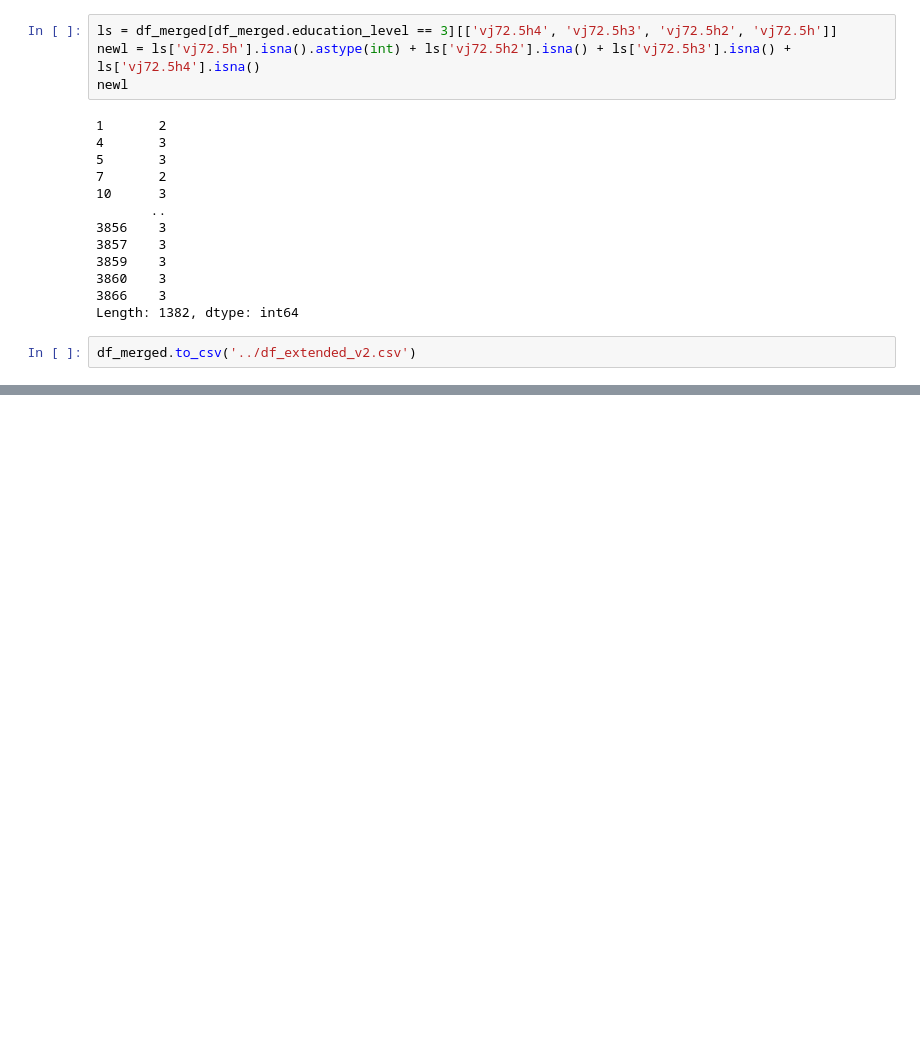
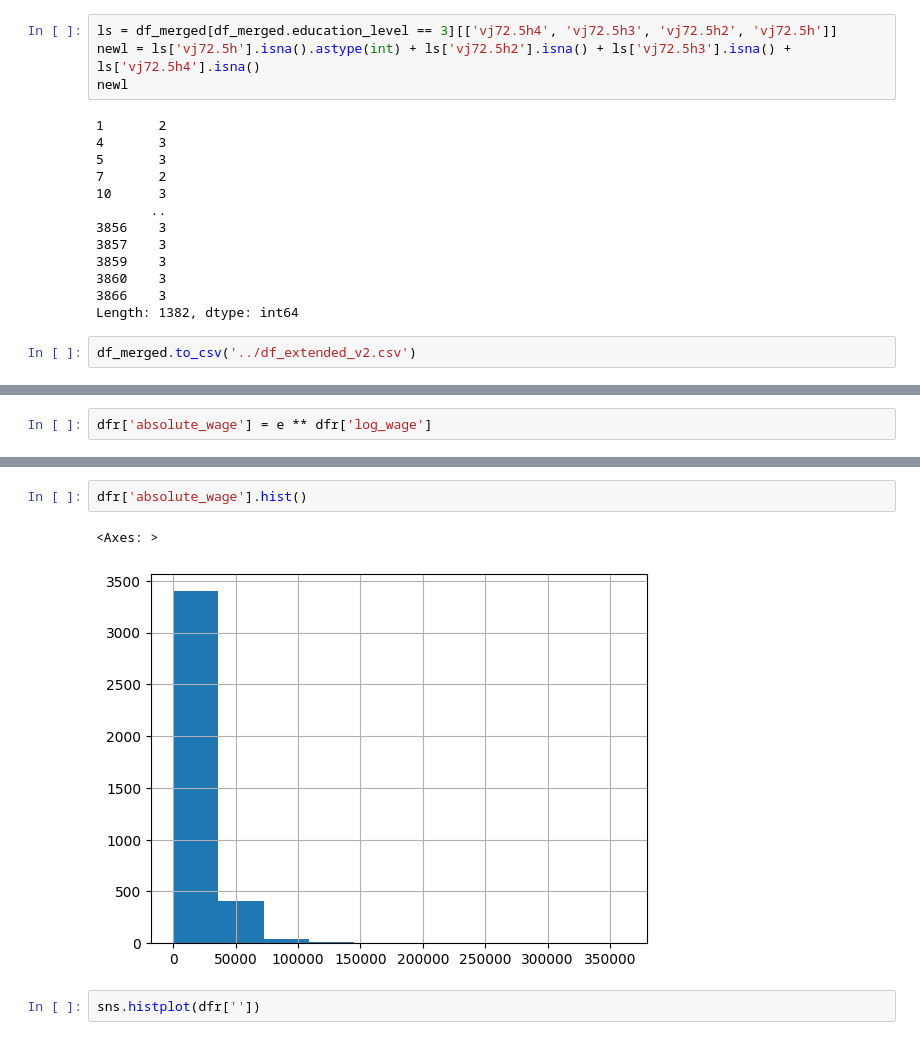
Before and after one commit to Selling-Pandas/dano-hackathon-innopolis-2024, a Jupyter notebook: Polina/main.ipynb, the cells around one changed output, grey strips where cells are left out. Saved outputs shown, nothing was run; the diff lists cells and outputs as text; blank space fills up the shorter version.

```diff
--- a/Polina/main.ipynb
+++ b/Polina/main.ipynb
@@ -184,0 +328,2 @@ df_merged.to_csv('../df_extended_v2.csv')
+# %%
+dfr['absolute_wage'] = e ** dfr['log_wage']
@@ -184,0 +352,7 @@ df_merged.to_csv('../df_extended_v2.csv')
+# %%
+dfr['absolute_wage'].hist()
+# %% [output]
+<Axes: >
+[figure, added]
+# %%
+sns.histplot(dfr[''])
```
Also changed, not shown: parts of 13 cells of this notebook, 2 other files.
